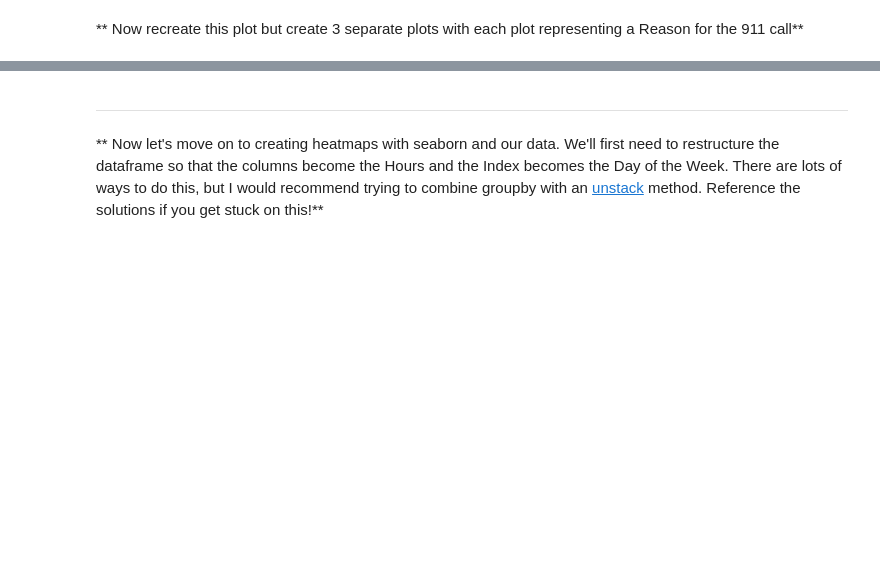
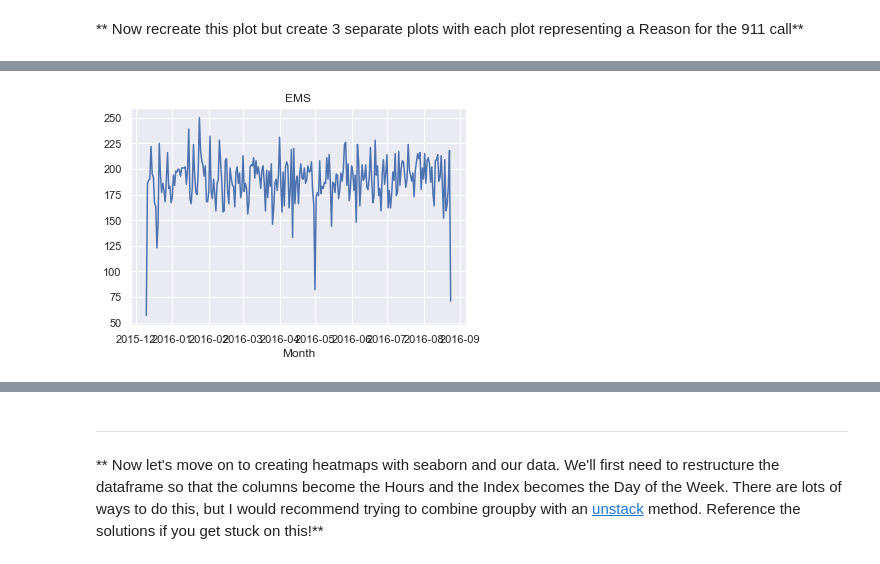
Before and after one commit to TR-1000/Machine-Learning-and-Data-Science, a Jupyter notebook: DS-ML-Bootcamp/10-Data-Capstone-Projects/911 Calls Data Capstone Project Answers.ipynb, the cells around one changed output, grey strips where cells are left out. Drawn from its saved outputs; the diff is of its cells as text; code cells hidden in the pictures; blank space fills up the shorter version.

```diff
--- a/DS-ML-Bootcamp/10-Data-Capstone-Projects/911 Calls Data Capstone Project Answers.ipynb
+++ b/DS-ML-Bootcamp/10-Data-Capstone-Projects/911 Calls Data Capstone Project Answers.ipynb
@@ -458,0 +450,7 @@ df[df["Reasons"] == "Traffic"]
+# %%
+fig,ax = plt.subplots()
+ax.plot(byDateEMS["e"]);
+ax.set_title("EMS");
+ax.set_xlabel("Month");
+# %% [output]
+[figure, added]
```
Also changed, not shown: parts of 15 cells of this notebook.
